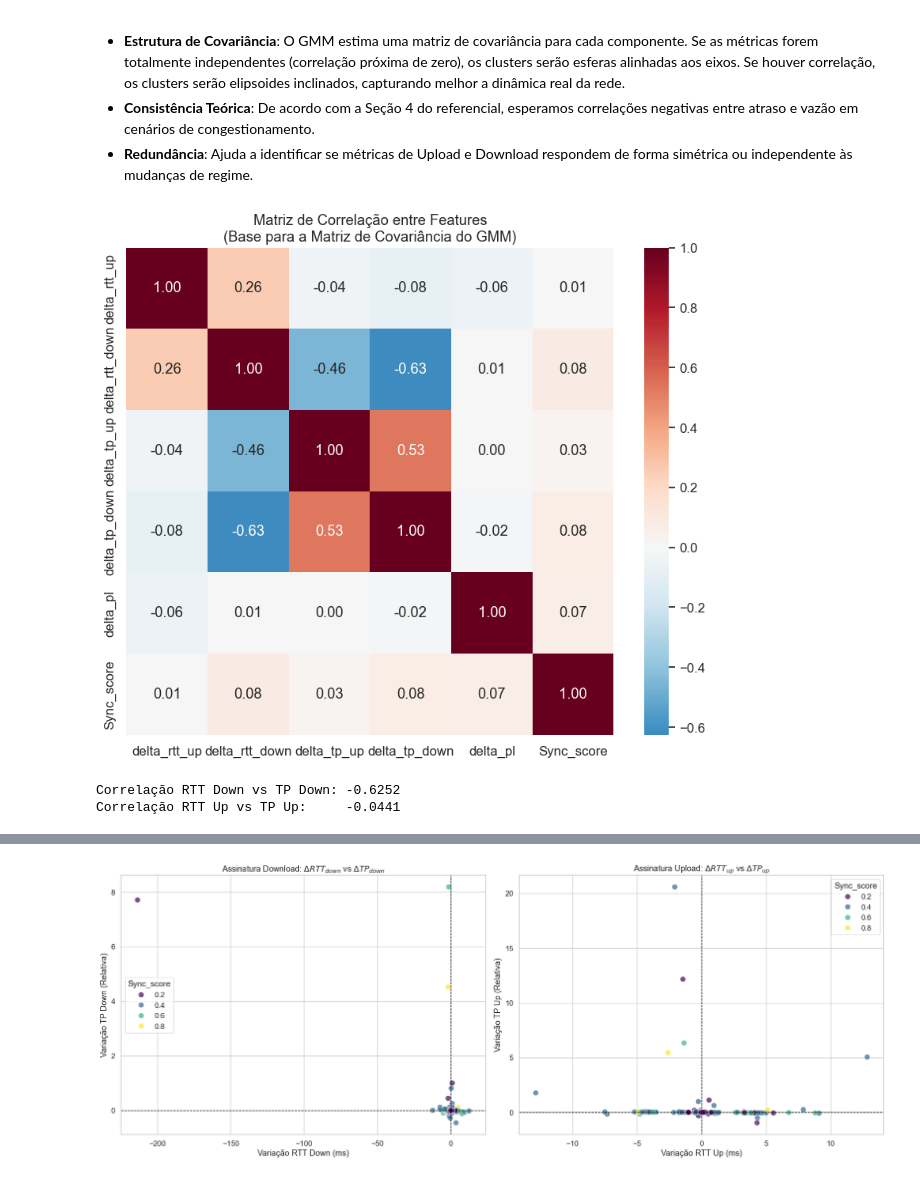
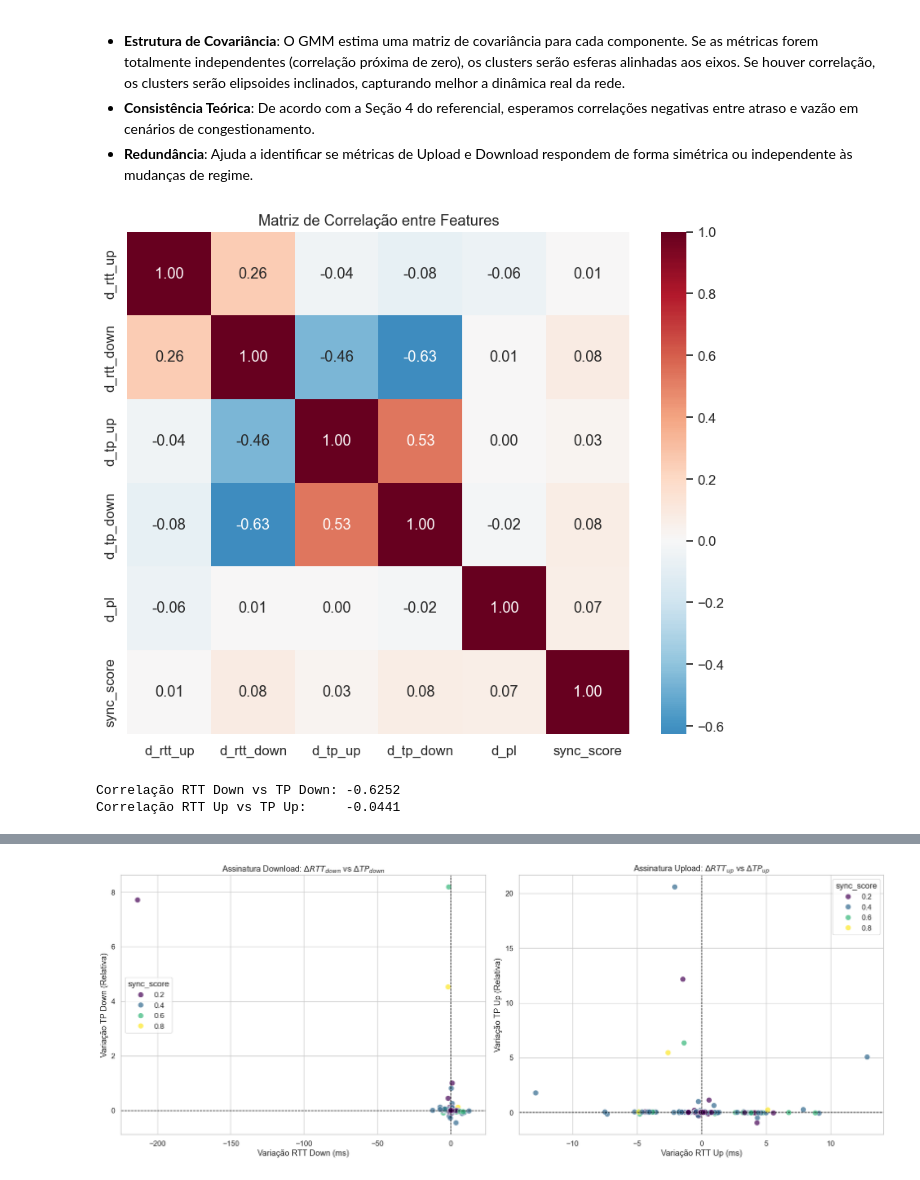
Before and after one commit to lhscaldas/Mestrado, a Jupyter notebook: features_analysis.ipynb, the cells around one changed output, grey strips where cells are left out. Saved outputs shown, nothing was run; the diff lists cells and outputs as text; code cells hidden in the pictures.

```diff
--- a/features_analysis.ipynb
+++ b/features_analysis.ipynb
@@ -42,6 +42,24 @@ if os.path.exists(full_path):
     print(f"Dataset carregado com sucesso!")
 else:
     print(f"Erro: O arquivo {full_path} não foi encontrado.")
+
+# --- PRÉ-PROCESSAMENTO: Ajuste de Escala e Clipping ---
+# 1. Ajuste da escala do Packet Loss (de percentual para probabilidade [-1, 1])
+if 'd_pl' in df_ana.columns:
+    df_ana['d_pl'] = df_ana['d_pl'] / 100.0
+
+# # 2. Definição das colunas que sofrerão a Winsorização (Clipping)
+# cols_to_clip = ['d_rtt_down', 'd_rtt_up', 'd_tp_down', 'd_tp_up', 'd_pl']
+
+# # 3. Aplicação do Clipping nos percentis 1% e 99%
+# for col in cols_to_clip:
+#     if col in df_ana.columns:
+#         lower_bound = df_ana[col].quantile(0.01)
+#         upper_bound = df_ana[col].quantile(0.99)
+#         # Substitui os valores extremos pelos próprios limites dos percentis
+#         df_ana[col] = df_ana[col].clip(lower=lower_bound, upper=upper_bound)
+
+# print("Pré-processamento estatístico aplicado: Escala ajustada e outliers limitados.")
 # %% [output]
 Dataset carregado com sucesso!
 # %% [markdown]
@@ -61,5 +79,10 @@ Ao final desta análise, esperamos confirmar se o tamanho da amostra "N" é sufi
 # %%
 # --- Cálculo de Métricas de Caracterização ---
+
+# Extração da Janela Temporal
+df_ana['timestamp'] = pd.to_datetime(df_ana['timestamp'])
+data_inicio = df_ana['timestamp'].min().strftime('%m/%Y')
+data_fim = df_ana['timestamp'].max().strftime('%m/%Y')
 
 # Identificação das entidades únicas no dataset
 total_clients = df_ana['client'].nunique()
@@ -74,6 +97,7 @@ avg_cp_per_pair = total_events / total_pairs if total_pairs > 0 else 0
 print(f"{'='*50}")
 print(f" RELATÓRIO DE CARACTERIZAÇÃO DO CENÁRIO: {SCENARIO}")
 print(f"{'='*50}")
+print(f"Período de Análise:                 {data_inicio} até {data_fim}")
 print(f"Total de Clientes únicos:           {total_clients}")
 print(f"Total de Servidores únicos:         {total_servers}")
 print(f"Total de Pares Cliente-Servidor:    {total_pairs}")
@@ -219,20 +258,20 @@ A Matriz de Correlação é a primeira ferramenta para validar a viabilidade de
 # %%
 # --- Matriz de Correlação Global ---
 
 plt.figure(figsize=(10, 8))
-corr_cols = ['delta_rtt_up', 'delta_rtt_down', 'delta_tp_up', 'delta_tp_down', 'delta_pl', 'Sync_score']
+corr_cols = ['d_rtt_up', 'd_rtt_down', 'd_tp_up', 'd_tp_down', 'd_pl', 'sync_score']
 correlation_matrix = df_ana[corr_cols].corr()
 
 # Mapa de calor para identificar dependências multivariadas
 sns.heatmap(correlation_matrix, annot=True, cmap='RdBu_r', center=0, fmt=".2f", square=True)
 
-plt.title("Matriz de Correlação entre Features\n(Base para a Matriz de Covariância do GMM)")
+plt.title("Matriz de Correlação entre Features")
 plt.show()
 
 # Verificação de simetria Up/Down
-print(f"Correlação RTT Down vs TP Down: {correlation_matrix.loc['delta_rtt_down', 'delta_tp_down']:.4f}")
-print(f"Correlação RTT Up vs TP Up:     {correlation_matrix.loc['delta_rtt_up', 'delta_tp_up']:.4f}")
+print(f"Correlação RTT Down vs TP Down: {correlation_matrix.loc['d_rtt_down', 'd_tp_down']:.4f}")
+print(f"Correlação RTT Up vs TP Up:     {correlation_matrix.loc['d_rtt_up', 'd_tp_up']:.4f}")
 # %% [output]
-[figure, old version]
+[figure, new version]
 Correlação RTT Down vs TP Down: -0.6252
 Correlação RTT Up vs TP Up:     -0.0441
```
Also changed, not shown: parts of 11 cells of this notebook, 3 other files.
